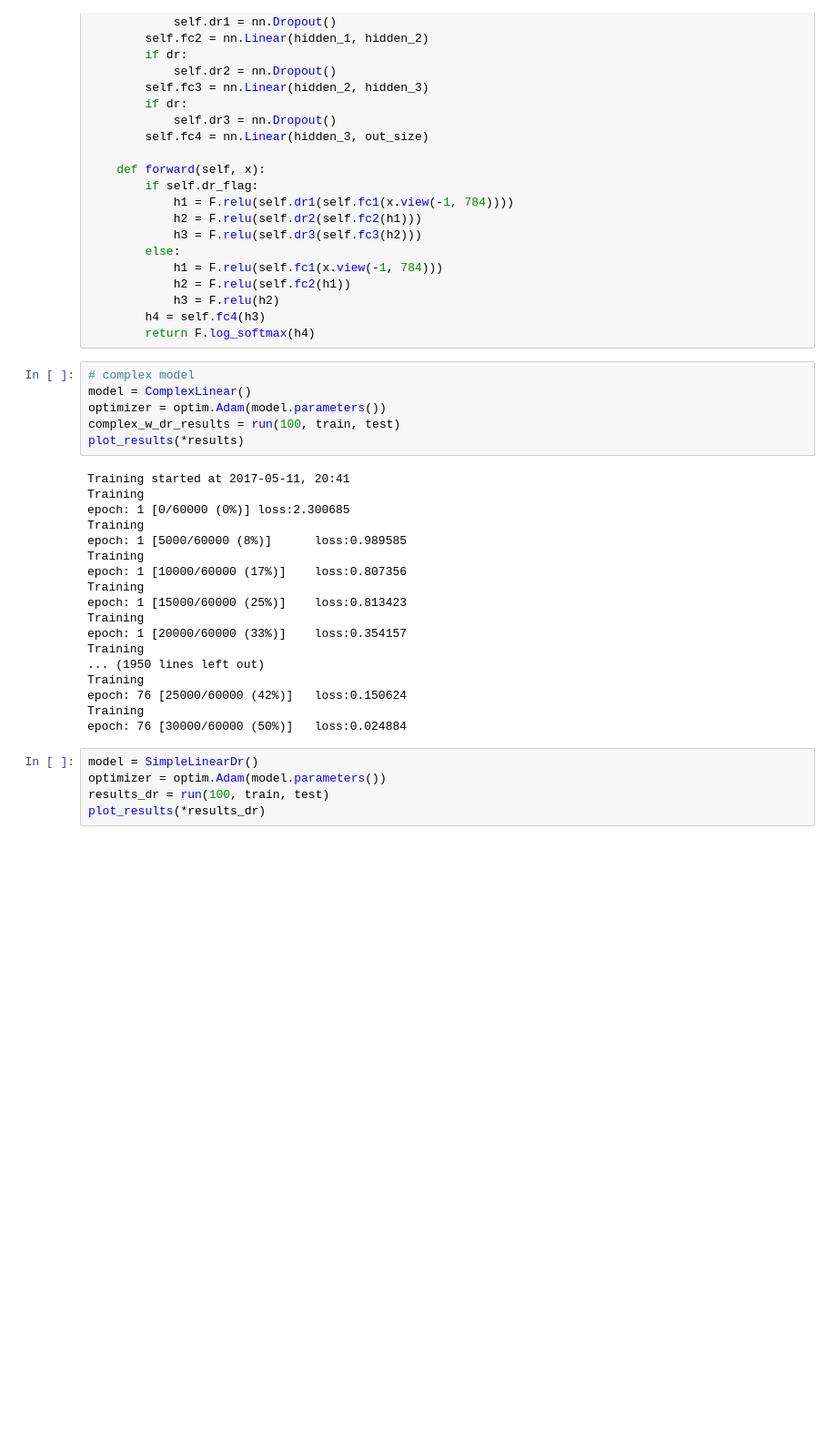
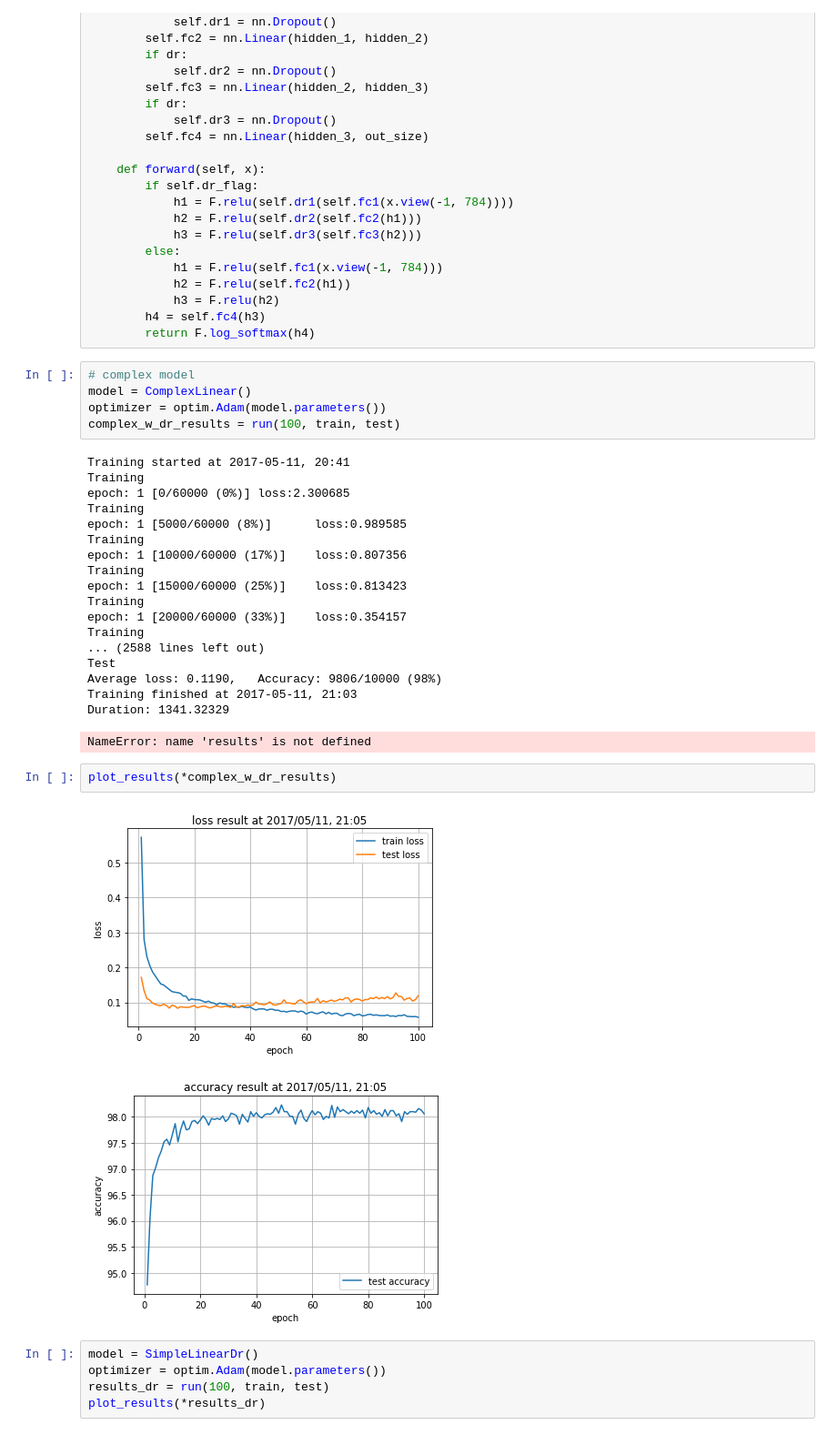
Before and after one commit to crcrpar/dl_material, a Jupyter notebook: 0_introduction_and_review.ipynb, the cells around one changed output. Shown at 91% size. Cells and saved outputs as stored; diff of their text form; blank space fills up the shorter version.

```diff
--- a/0_introduction_and_review.ipynb
+++ b/0_introduction_and_review.ipynb
@@ -438,7 +438,6 @@ class ComplexLinear(nn.Module):
 model = ComplexLinear()
 optimizer = optim.Adam(model.parameters())
 complex_w_dr_results = run(100, train, test)
-plot_results(*results)
 # %% [output]
 Training started at 2017-05-11, 20:41
 Training
@@ -452,11 +451,17 @@ epoch: 1 [15000/60000 (25%)]    loss:0.813423
 Training
 epoch: 1 [20000/60000 (33%)]    loss:0.354157
 Training
-... (1950 lines left out)
-Training
-epoch: 76 [25000/60000 (42%)]   loss:0.150624
-Training
-epoch: 76 [30000/60000 (50%)]   loss:0.024884
+... (2588 lines left out)
+Test
+Average loss: 0.1190,   Accuracy: 9806/10000 (98%)
+Training finished at 2017-05-11, 21:03
+Duration: 1341.32329
+NameError: name 'results' is not defined
+# %%
+plot_results(*complex_w_dr_results)
+# %% [output]
+[figure, added]
+[figure, added]
 # %%
 model = SimpleLinearDr()
 optimizer = optim.Adam(model.parameters())
```
Also changed, not shown: 6 other files.
